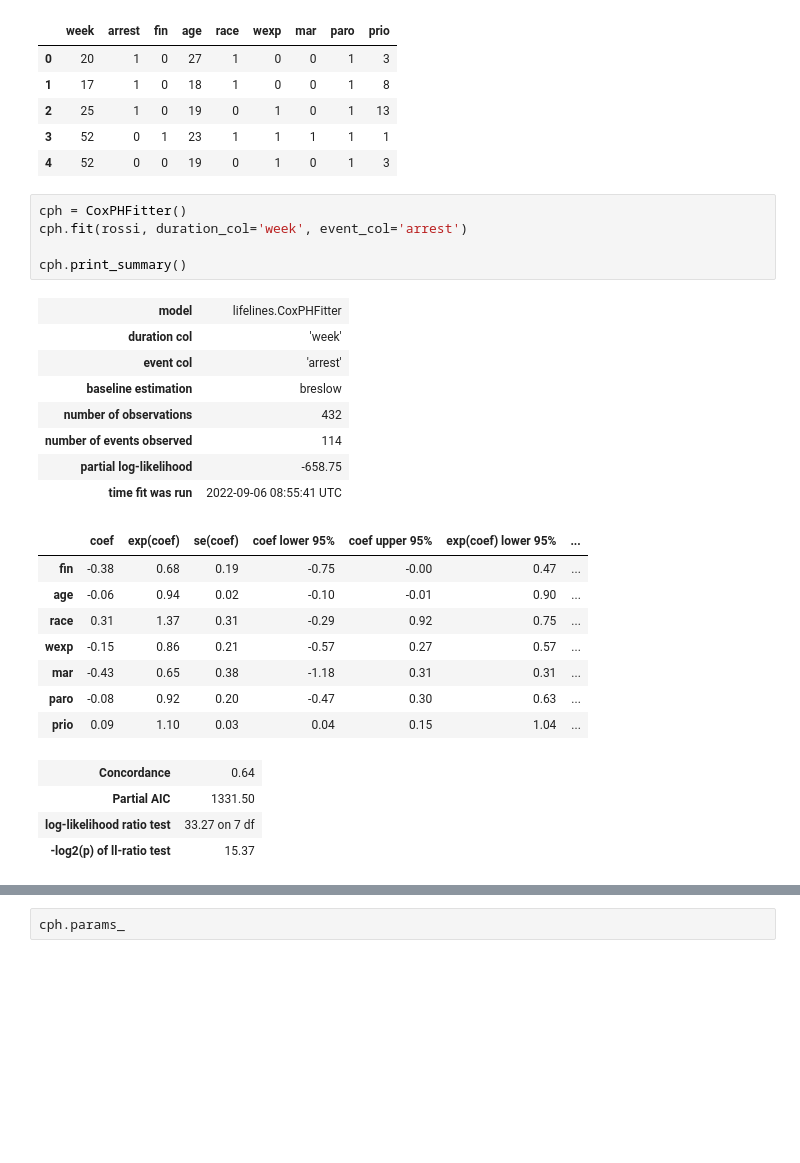
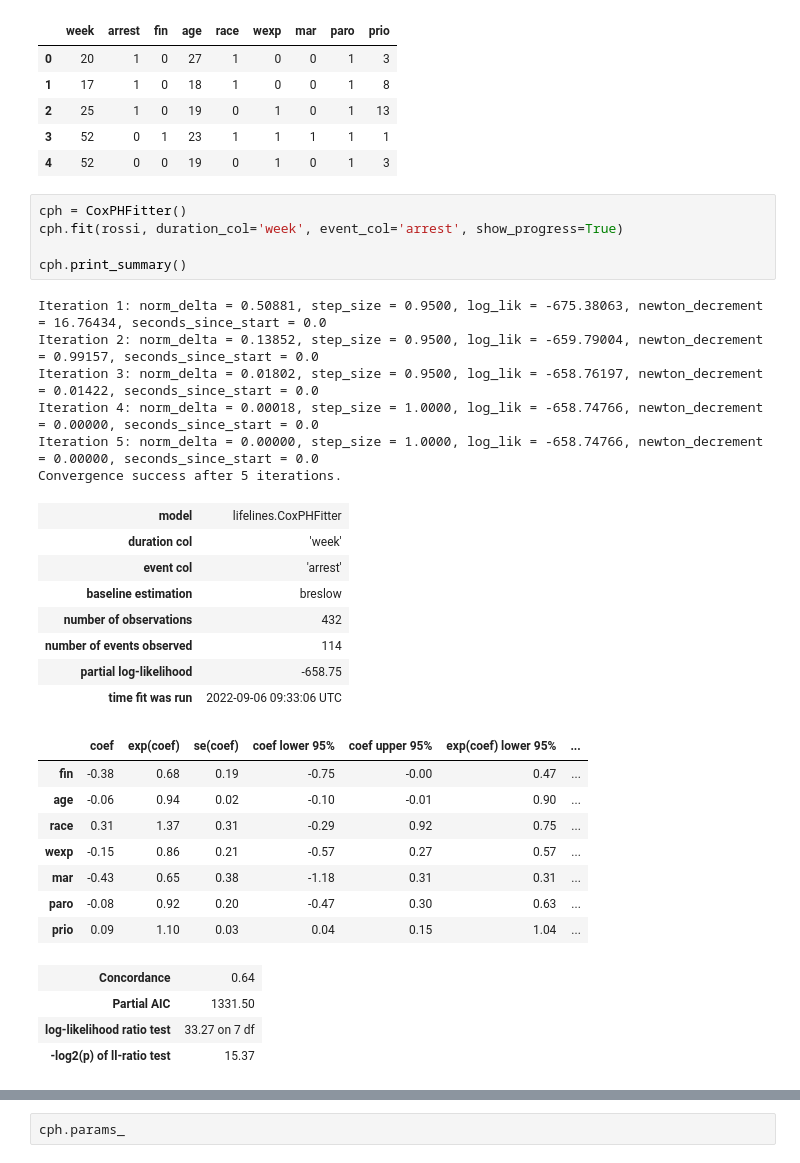
Before and after one commit to unexpectedmistake/survival-analysis, a Jupyter notebook: survival analysis.ipynb, the cells around one changed output, grey strips where cells are left out. Cells and saved outputs as stored; diff of their text form; blank space fills up the shorter version.

```diff
--- a/survival analysis.ipynb
+++ b/survival analysis.ipynb
@@ -353,18 +353,24 @@ rossi.head()
 | 4 | 52 | 0 | 0 | 19 | 0 | 1 | 0 | 1 | 3 |
 # %%
 cph = CoxPHFitter()
-cph.fit(rossi, duration_col='week', event_col='arrest')
+cph.fit(rossi, duration_col='week', event_col='arrest', show_progress=True)
 
 cph.print_summary()
 # %% [output]
+Iteration 1: norm_delta = 0.50881, step_size = 0.9500, log_lik = -675.38063, newton_decrement = 16.76434, seconds_since_start = 0.0
+Iteration 2: norm_delta = 0.13852, step_size = 0.9500, log_lik = -659.79004, newton_decrement = 0.99157, seconds_since_start = 0.0
+Iteration 3: norm_delta = 0.01802, step_size = 0.9500, log_lik = -658.76197, newton_decrement = 0.01422, seconds_since_start = 0.0
+Iteration 4: norm_delta = 0.00018, step_size = 1.0000, log_lik = -658.74766, newton_decrement = 0.00000, seconds_since_start = 0.0
+Iteration 5: norm_delta = 0.00000, step_size = 1.0000, log_lik = -658.74766, newton_decrement = 0.00000, seconds_since_start = 0.0
+Convergence success after 5 iterations.
 | model | lifelines.CoxPHFitter |
 | duration col | 'week' |
 | event col | 'arrest' |
 | baseline estimation | breslow |
 | number of observations | 432 |
 | number of events observed | 114 |
 | partial log-likelihood | -658.75 |
-| time fit was run | 2022-09-06 08:55:41 UTC |
+| time fit was run | 2022-09-06 09:33:06 UTC |
 |  | coef | exp(coef) | se(coef) | coef lower 95% | coef upper 95% | exp(coef) lower 95% | ... |
 | fin | -0.38 | 0.68 | 0.19 | -0.75 | -0.00 | 0.47 | ... |
 | age | -0.06 | 0.94 | 0.02 | -0.10 | -0.01 | 0.90 | ... |
```
Also changed, not shown: parts of 30 cells of this notebook.
